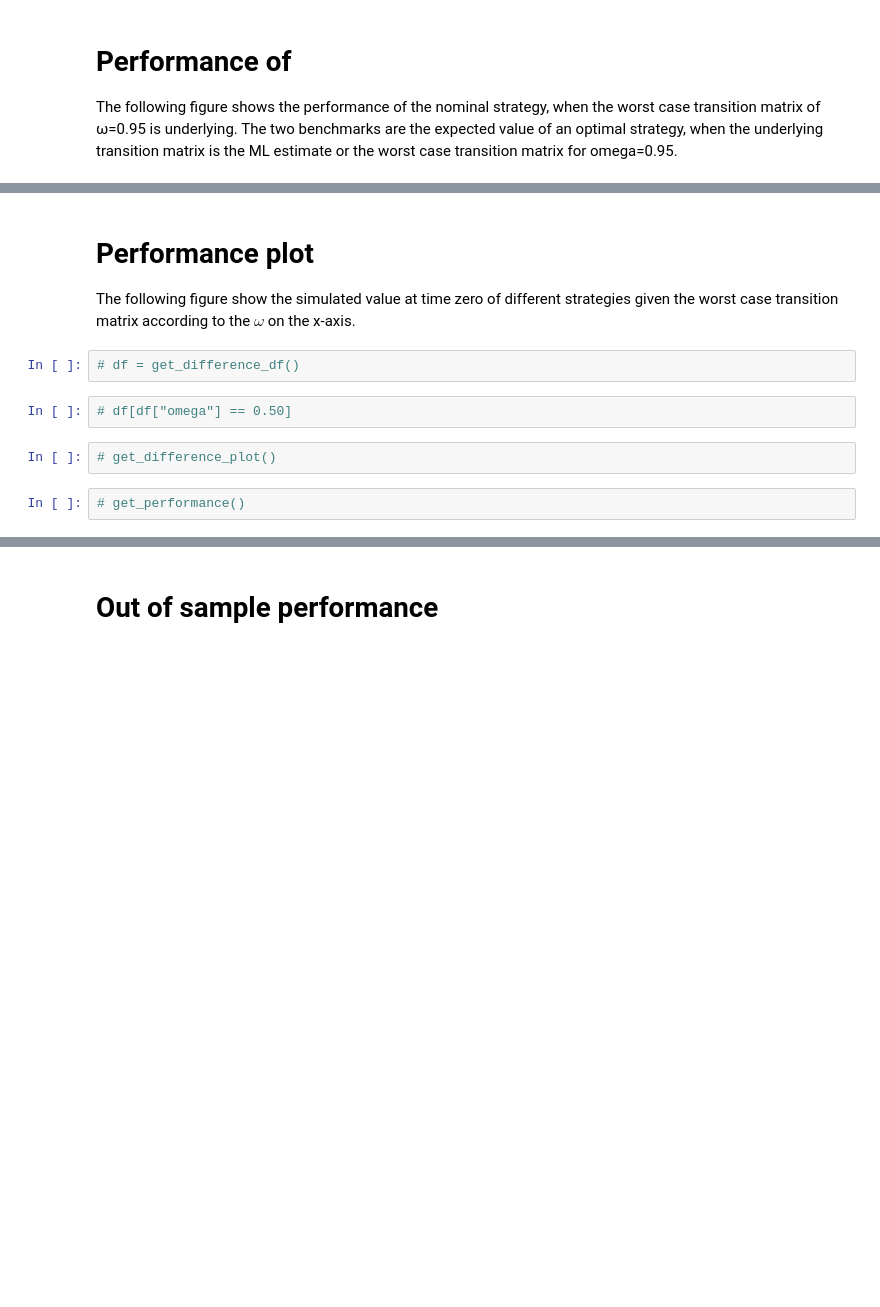
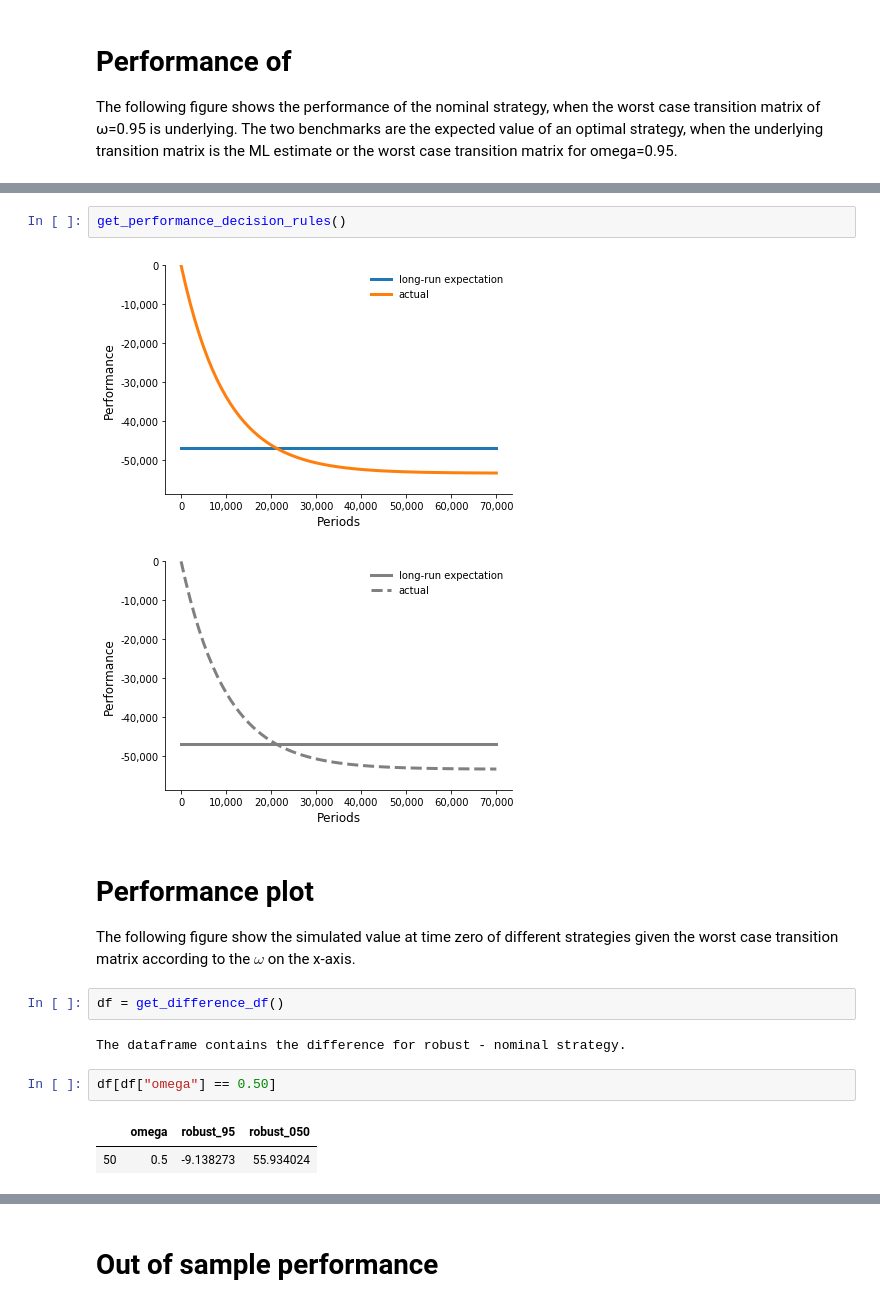
Before and after one commit to robustzurcher/analysis, a Jupyter notebook: notebooks/03_application.ipynb, the cells around one changed output, grey strips where cells are left out. Cells and saved outputs as stored; diff of their text form; blank space fills up the shorter version.

```diff
--- a/notebooks/03_application.ipynb
+++ b/notebooks/03_application.ipynb
@@ -117,12 +146,18 @@ The following figure shows the performance of the nominal strategy, when the wor
+# %%
+get_performance_decision_rules()
+# %% [output]
+[figure, added]
+[figure, added]
 # %% [markdown]
 # Performance plot
 
 The following figure show the simulated value at time zero of different strategies given the worst case transition matrix according to the $\omega$ on the x-axis.
-# %%
-# df = get_difference_df()
+# %%
+df = get_difference_df()
+# %% [output]
+The dataframe contains the difference for robust - nominal strategy.
 # %%
-# df[df["omega"] == 0.50]
+df[df["omega"] == 0.50]
+# %% [output]
+|  | omega | robust_95 | robust_050 |
+| 50 | 0.5 | -9.138273 | 55.934024 |
-# %%
-# get_difference_plot()
-# %%
-# get_performance()
```
Also changed, not shown: parts of 13 cells of this notebook, 2 other files.
